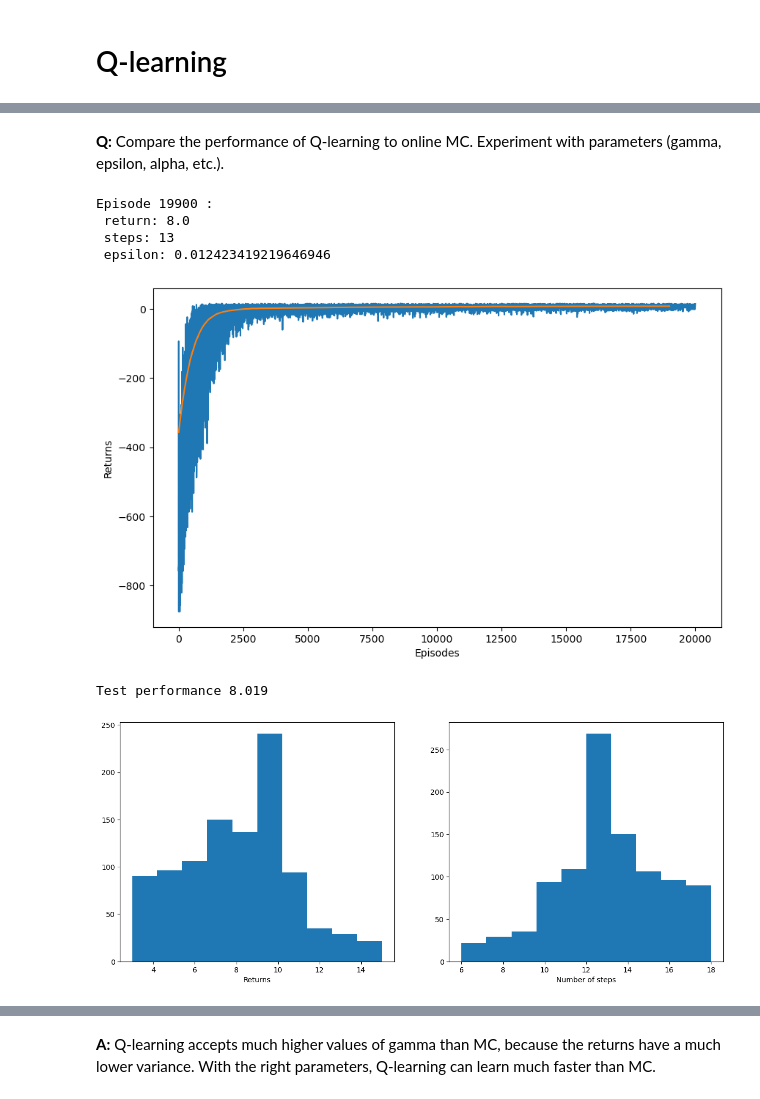
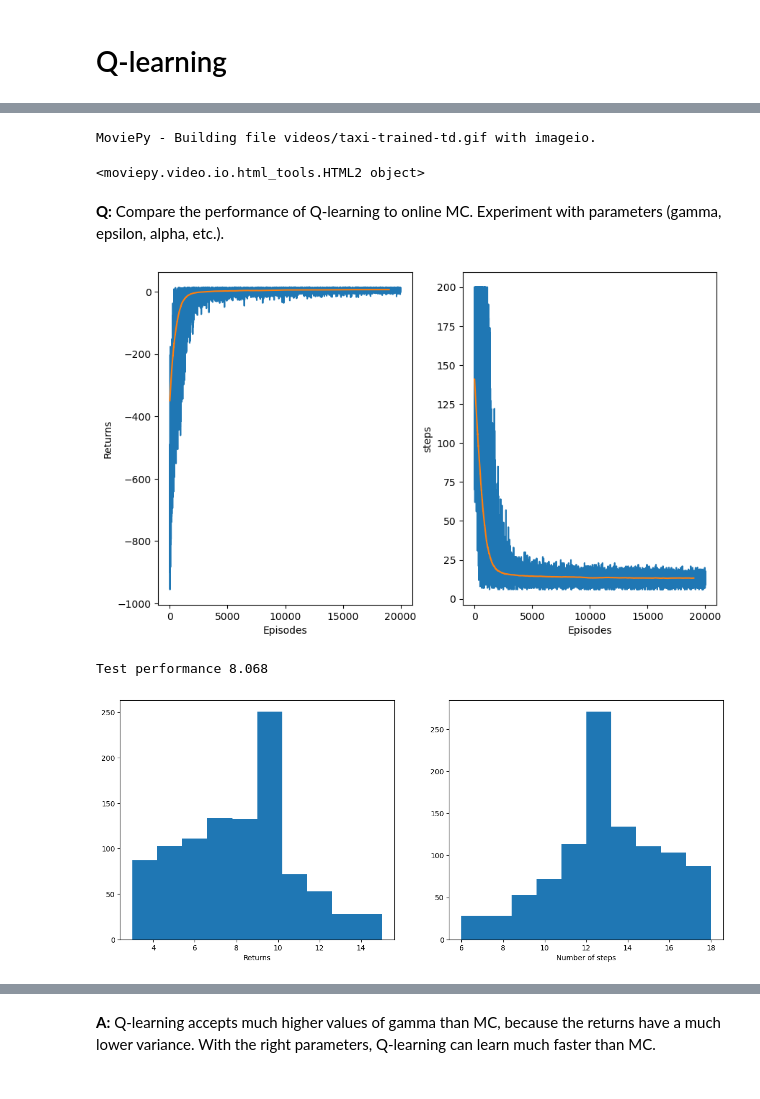
Before and after one commit to vitay/course-deeprl, a Jupyter notebook: notes/exercises/9-TD-solution.ipynb, the cells around one changed output, grey strips where cells are left out. Saved outputs shown, nothing was run; the diff lists cells and outputs as text; code cells hidden in the pictures.

```diff
--- a/notes/exercises/9-TD-solution.ipynb
+++ b/notes/exercises/9-TD-solution.ipynb
@@ -238,17 +254,0 @@ Test performance 7.888
-# %%
-# Visualize some episodes
-returns = []
-length_episode = []
-
-for episode in range(5):
-
-    # Perform one episode
-    return_episode, nb_steps = agent.test(render=True)
-
-    # Store info
-    returns.append(return_episode)
-    length_episode.append(nb_steps)
-
-
-print("Returns:", returns)
-print("Number of steps", length_episode)
@@ -266,3 +255,16 @@ Number of steps [15, 14, 14, 13, 17]
+# %%
+env = gym.make("Taxi-v3", render_mode="rgb_array_list")
+recorder = GymRecorder(env)
+agent.env = env
+
+return_episode, nb_steps = agent.test(recorder)
+
+video = "videos/taxi-trained-td.gif"
+recorder.make_video(video)
+ipython_display(video, loop=1, autoplay=1)
+# %% [output]
+MoviePy - Building file videos/taxi-trained-td.gif with imageio.
+<moviepy.video.io.html_tools.HTML2 object>
 # %% [markdown]
 **Q:** Compare the performance of Q-learning to online MC. Experiment with parameters (gamma, epsilon, alpha, etc.).
 # %%
@@ -279,39 +281,41 @@ env = gym.make("Taxi-v3")
 # Create the agent
 agent = QLearningAgent(env, gamma, epsilon, decay_epsilon, alpha)
 
 # Train the agent
-returns = agent.train(nb_episodes)
+returns, steps = agent.train(nb_episodes)
 
 # Plot training returns
 plt.figure(figsize=(10, 6))
+plt.subplot(121)
 plt.plot(returns)
 plt.plot(running_average(returns, 1000))
 plt.xlabel("Episodes")
 plt.ylabel("Returns")
+plt.subplot(122)
+plt.plot(steps)
+plt.plot(running_average(steps, 1000))
+plt.xlabel("Episodes")
+plt.ylabel("steps")
 plt.show()
 
 # Test the agent for 1000 episodes
 test_returns = []
 test_steps = []
 for episode in range(1000):
-    return_episode, nb_steps = agent.test(render=False)
+    return_episode, nb_steps = agent.test()
     test_returns.append(return_episode)
     test_steps.append(nb_steps)
 print("Test performance", np.mean(test_returns))
 
 plt.figure(figsize=(15, 6))
 plt.subplot(121)
 plt.hist(test_returns)
 plt.xlabel("Returns")
 plt.subplot(122)
 plt.hist(test_steps)
 plt.xlabel("Number of steps")
 plt.show()
 # %% [output]
+[figure, new version]
-Episode 19900 :
- return: 8.0
- steps: 13
- epsilon: 0.012423419219646946
+Test performance 8.068
-[figure, old version]
-Test performance 8.019
-[figure, old version]
+[figure, new version]
```
Also changed, not shown: parts of 8 cells of this notebook, 12 other files.
